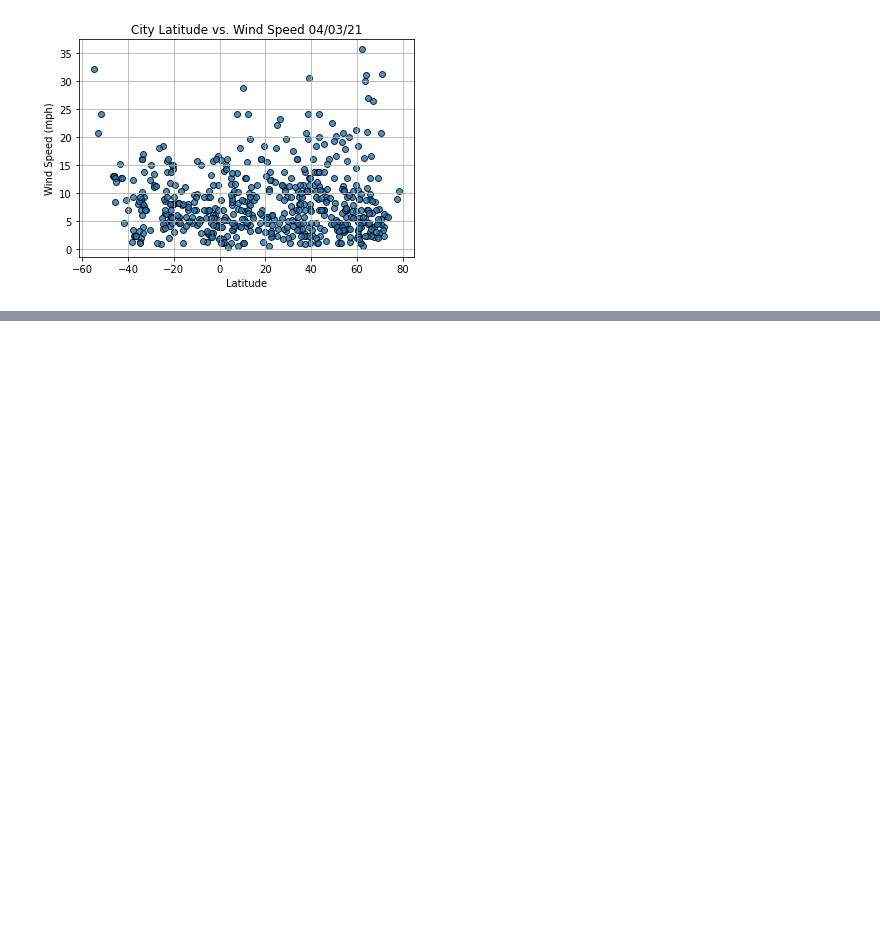
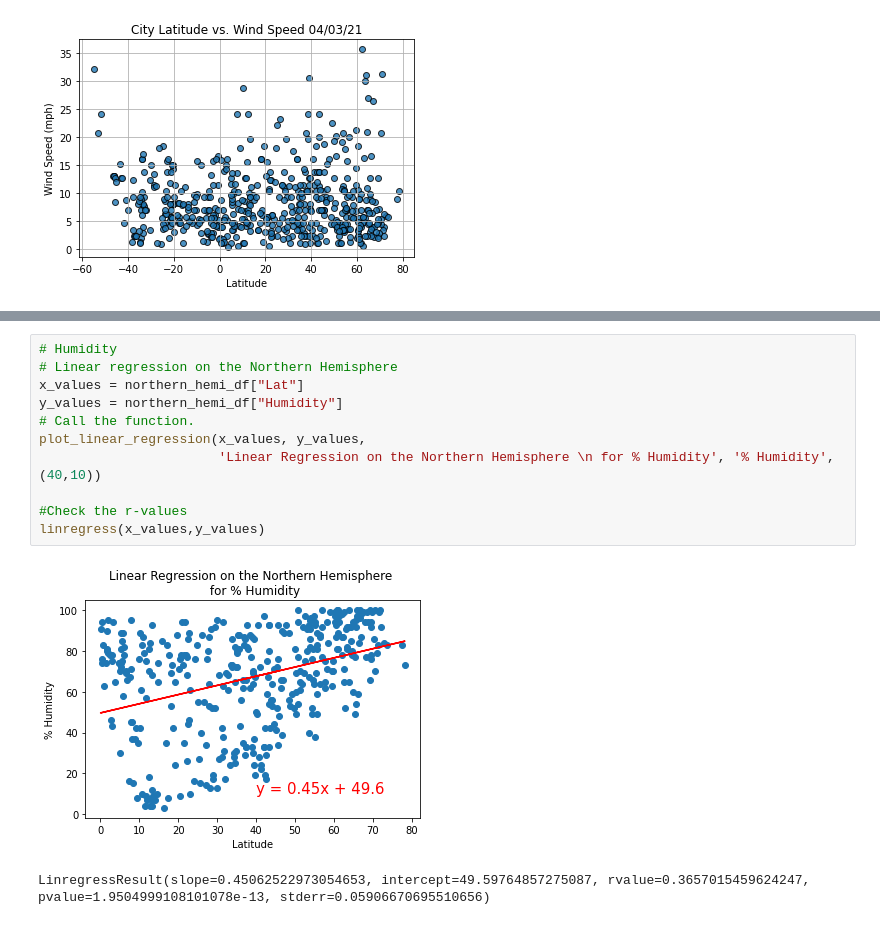
Before and after one commit to NoraYounes/World_Weather_Analysis, a Jupyter notebook: WeatherPy.ipynb, the cells around one changed output, grey strips where cells are left out. Saved outputs shown, nothing was run; the diff lists cells and outputs as text; blank space fills up the shorter version.

```diff
--- a/WeatherPy.ipynb
+++ b/WeatherPy.ipynb
@@ -268,0 +339,14 @@ plt.show()
+# %%
+# Humidity
+# Linear regression on the Northern Hemisphere
+x_values = northern_hemi_df["Lat"]
+y_values = northern_hemi_df["Humidity"]
+# Call the function.
+plot_linear_regression(x_values, y_values,
+                       'Linear Regression on the Northern Hemisphere \n for % Humidity', '% Humidity',(40,10))
+
+#Check the r-values
+linregress(x_values,y_values)
+# %% [output]
+[figure, added]
+LinregressResult(slope=0.45062522973054653, intercept=49.59764857275087, rvalue=0.3657015459624247, pvalue=1.9504999108101078e-13, stderr=0.05906670695510656)
```
Also changed, not shown: parts of 9 cells of this notebook.
